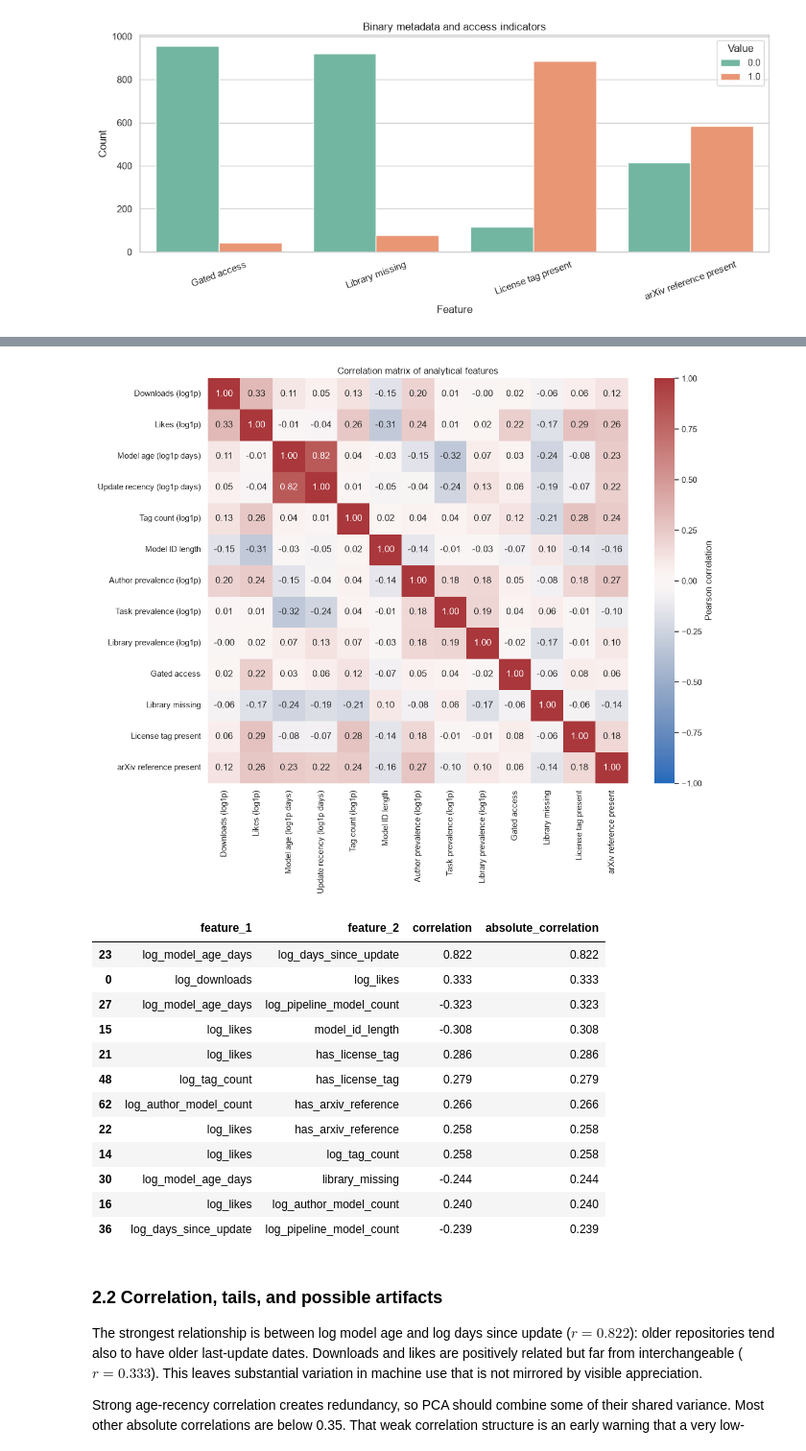
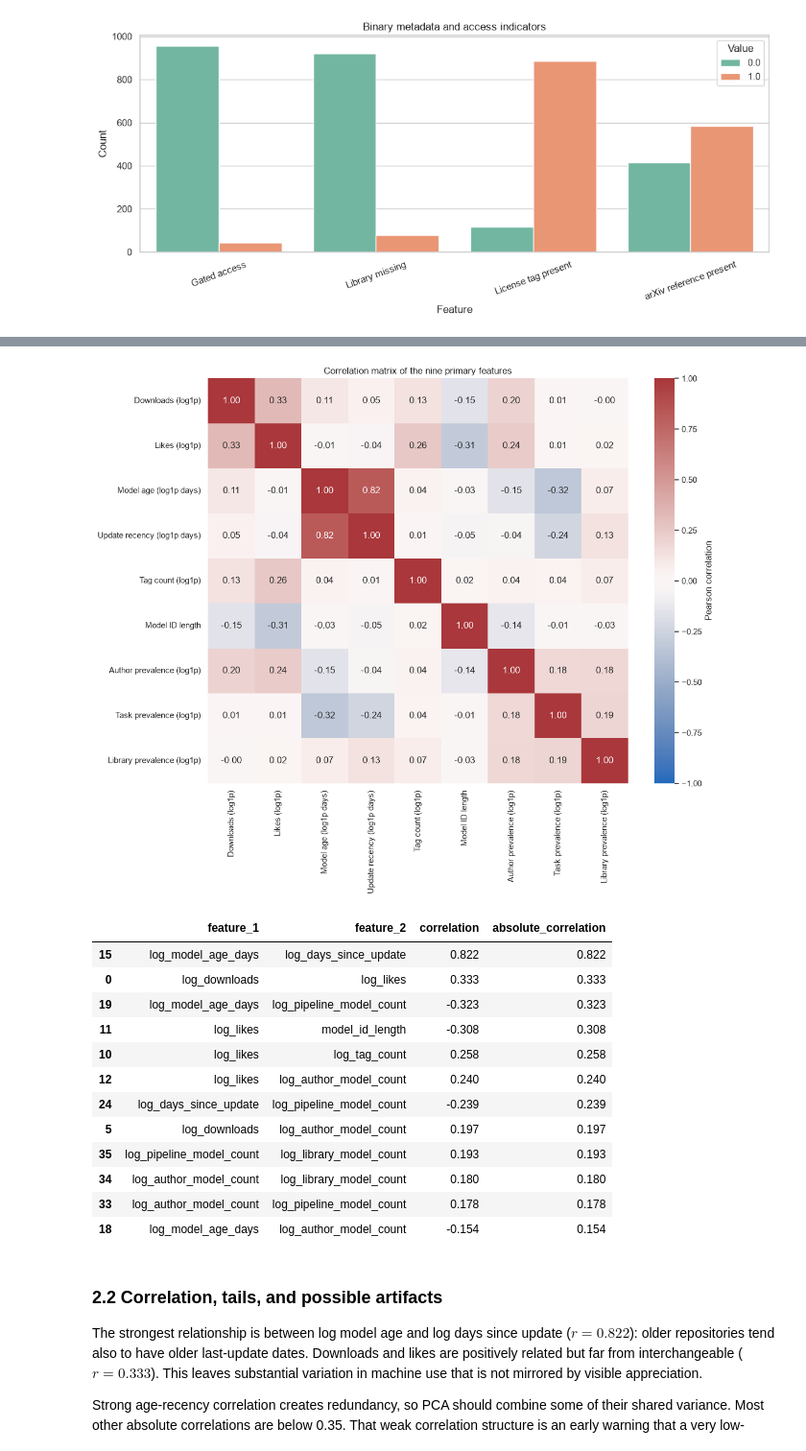
Before and after one commit to tedir1995-beep/hit-data-science-hw3, a Jupyter notebook: notebooks/huggingface_models_unsupervised_analysis.ipynb, the cells around one changed output, grey strips where cells are left out. Shown at 96% size. Drawn from its saved outputs; the diff is of its cells as text; code cells hidden in the pictures.

```diff
--- a/notebooks/huggingface_models_unsupervised_analysis.ipynb
+++ b/notebooks/huggingface_models_unsupervised_analysis.ipynb
@@ -153,7 +155,7 @@ for source, target in [
 ]:
     models[target] = np.log1p(models[source])
 
-feature_columns = [
+all_numeric_features = [
     "log_downloads",
     "log_likes",
     "log_model_age_days",
@@ -168,8 +170,9 @@ feature_columns = [
     "has_license_tag",
     "has_arxiv_reference",
 ]
-continuous_features = feature_columns[:9]
-binary_features = feature_columns[9:]
+continuous_features = all_numeric_features[:9]
+binary_features = all_numeric_features[9:]
+feature_columns = continuous_features
 feature_labels = {
     "log_downloads": "Downloads (log1p)",
     "log_likes": "Likes (log1p)",
@@ -186,11 +189,36 @@ feature_labels = {
     "has_arxiv_reference": "arXiv reference present",
 }
 
+X_all = models[all_numeric_features].astype(float)
 X = models[feature_columns].astype(float)
 scaler = StandardScaler()
 X_scaled = scaler.fit_transform(X)
 assert np.isfinite(X_scaled).all()
+
+processed_columns = ["id", "author", "pipeline_tag", "library_clean", *all_numeric_features]
+processed_data = models[processed_columns].copy()
+processed_dir = ROOT / "data" / "processed"
+processed_dir.mkdir(parents=True, exist_ok=True)
+processed_data.to_csv(processed_dir / "hf_models_latest_numeric.csv", index=False, lineterminator="\n")
+
+feature_role = {
+    feature: ("Primary continuous modeling feature" if feature in feature_columns else "Supplementary binary profile")
+    for feature in all_numeric_features
+}
+feature_dictionary = pd.DataFrame(
+    {
+        "feature": all_numeric_features,
+        "description": [feature_labels[name] for name in all_numeric_features],
+        "role": [feature_role[name] for name in all_numeric_features],
+    }
+)
+feature_dictionary.to_csv(ROOT / "reports" / "feature_dictionary.csv", index=False, lineterminator="\n")
+
+numeric_share = processed_data.select_dtypes(include=np.number).shape[1] / processed_data.shape[1]
+assert processed_data.shape == (1_000, 17)
+assert numeric_share > .50
 print(f"Analytical sample: {len(models):,} unique models on {latest_date.date()}")
-print(f"Analysis matrix: {X.shape[0]:,} rows x {X.shape[1]} numerical features")
+print(f"Processed dataset: {processed_data.shape[0]:,} rows x {processed_data.shape[1]} columns; {numeric_share:.1%} numerical")
+print(f"Primary modeling matrix: {X.shape[0]:,} rows x {X.shape[1]} continuous numerical features")
 # %% [output]
 Analytical sample: 1,000 unique models on 2026-07-30
@@ -363,44 +415,44 @@ plt.show()
 # %%
 corr = X.corr()
 fig, ax = plt.subplots(figsize=(12, 10))
 sns.heatmap(
     corr.rename(index=feature_labels, columns=feature_labels),
     cmap="vlag",
     center=0,
     vmin=-1,
     vmax=1,
     annot=True,
     fmt=".2f",
     ax=ax,
     cbar_kws={"label": "Pearson correlation"},
 )
-ax.set_title("Correlation matrix of analytical features")
+ax.set_title("Correlation matrix of the nine primary features")
 fig.tight_layout()
 save_figure("04_correlation_matrix.png")
 plt.show()
 
 correlation_pairs = pd.DataFrame(
     [
         {"feature_1": a, "feature_2": b, "correlation": corr.loc[a, b], "absolute_correlation": abs(corr.loc[a, b])}
         for a, b in combinations(feature_columns, 2)
     ]
 ).sort_values("absolute_correlation", ascending=False)
 display(correlation_pairs.head(12))
 # %% [output]
-[figure, old version]
+[figure, new version]
 |  | feature_1 | feature_2 | correlation | absolute_correlation |
-| 23 | log_model_age_days | log_days_since_update | 0.822 | 0.822 |
+| 15 | log_model_age_days | log_days_since_update | 0.822 | 0.822 |
 | 0 | log_downloads | log_likes | 0.333 | 0.333 |
-| 27 | log_model_age_days | log_pipeline_model_count | -0.323 | 0.323 |
-| 15 | log_likes | model_id_length | -0.308 | 0.308 |
-| 21 | log_likes | has_license_tag | 0.286 | 0.286 |
-| 48 | log_tag_count | has_license_tag | 0.279 | 0.279 |
-| 62 | log_author_model_count | has_arxiv_reference | 0.266 | 0.266 |
-| 22 | log_likes | has_arxiv_reference | 0.258 | 0.258 |
-| 14 | log_likes | log_tag_count | 0.258 | 0.258 |
-| 30 | log_model_age_days | library_missing | -0.244 | 0.244 |
-| 16 | log_likes | log_author_model_count | 0.240 | 0.240 |
-| 36 | log_days_since_update | log_pipeline_model_count | -0.239 | 0.239 |
+| 19 | log_model_age_days | log_pipeline_model_count | -0.323 | 0.323 |
+| 11 | log_likes | model_id_length | -0.308 | 0.308 |
+| 10 | log_likes | log_tag_count | 0.258 | 0.258 |
+| 12 | log_likes | log_author_model_count | 0.240 | 0.240 |
+| 24 | log_days_since_update | log_pipeline_model_count | -0.239 | 0.239 |
+| 5 | log_downloads | log_author_model_count | 0.197 | 0.197 |
+| 35 | log_pipeline_model_count | log_library_model_count | 0.193 | 0.193 |
+| 34 | log_author_model_count | log_library_model_count | 0.180 | 0.180 |
+| 33 | log_author_model_count | log_pipeline_model_count | 0.178 | 0.178 |
+| 18 | log_model_age_days | log_author_model_count | -0.154 | 0.154 |
 # %% [markdown]
 ### 2.2 Correlation, tails, and possible artifacts
 
```
Also changed, not shown: parts of 31 cells of this notebook, 29 other files.
